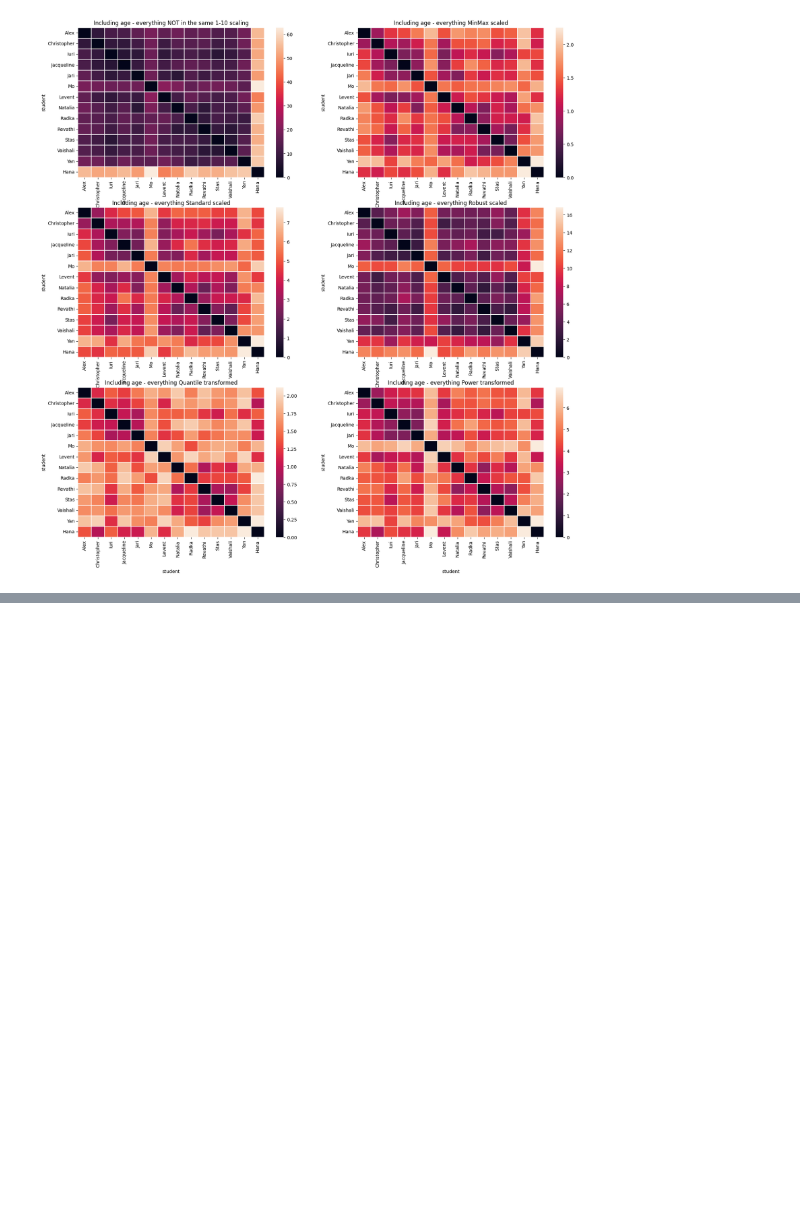
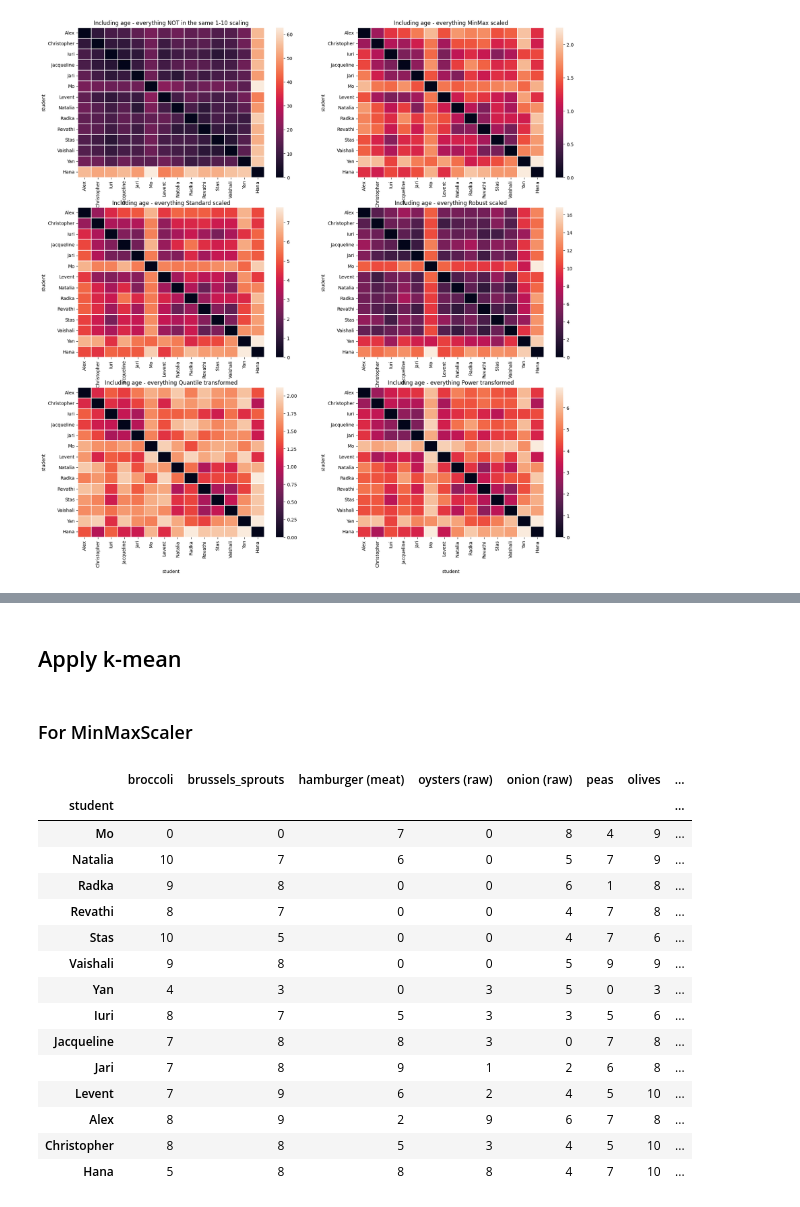
Before and after one commit to JacquelineBashta/ML_UnSupClust_KMean, a Jupyter notebook: Transformers_foodEx.ipynb, the cells around one changed output, grey strips where cells are left out. Saved outputs shown, nothing was run; the diff lists cells and outputs as text; code cells hidden in the pictures; blank space fills up the shorter version.

Commit message:
apply Kmean on some of the cases

```diff
--- a/Transformers_foodEx.ipynb
+++ b/Transformers_foodEx.ipynb
@@ -791,0 +760,2 @@ sns.heatmap(pd.DataFrame(pairwise.euclidean_distances(scaled_all_songs_df), inde
+# %% [markdown]
+## Apply k-mean
@@ -791,0 +764,28 @@ sns.heatmap(pd.DataFrame(pairwise.euclidean_distances(scaled_all_songs_df), inde
+# %% [markdown]
+### For MinMaxScaler
+# %%
+my_kmeans = KMeans(n_clusters= 4
+                   ,n_init=10
+                   )
+
+my_kmeans.fit(food_minmax_df) # pass your scaled data here
+clusters = my_kmeans.predict(food_minmax_df) # pass your scaled data here
+food_df["minmax_cluster"] = clusters
+food_df.sort_values(by="minmax_cluster")
+# %% [output]
+|  | broccoli | brussels_sprouts | hamburger (meat) | oysters (raw) | onion (raw) | peas | olives | ... |
+| student |  |  |  |  |  |  |  | ... |
+| Mo | 0 | 0 | 7 | 0 | 8 | 4 | 9 | ... |
+| Natalia | 10 | 7 | 6 | 0 | 5 | 7 | 9 | ... |
+| Radka | 9 | 8 | 0 | 0 | 6 | 1 | 8 | ... |
+| Revathi | 8 | 7 | 0 | 0 | 4 | 7 | 8 | ... |
+| Stas | 10 | 5 | 0 | 0 | 4 | 7 | 6 | ... |
+| Vaishali | 9 | 8 | 0 | 0 | 5 | 9 | 9 | ... |
+| Yan | 4 | 3 | 0 | 3 | 5 | 0 | 3 | ... |
+| Iuri | 8 | 7 | 5 | 3 | 3 | 5 | 6 | ... |
+| Jacqueline | 7 | 8 | 8 | 3 | 0 | 7 | 8 | ... |
+| Jari | 7 | 8 | 9 | 1 | 2 | 6 | 8 | ... |
+| Levent | 7 | 9 | 6 | 2 | 4 | 5 | 10 | ... |
+| Alex | 8 | 9 | 2 | 9 | 6 | 7 | 8 | ... |
+| Christopher | 8 | 8 | 5 | 3 | 4 | 5 | 10 | ... |
+| Hana | 5 | 8 | 8 | 8 | 4 | 7 | 10 | ... |
```
Also changed, not shown: parts of 11 cells of this notebook, 1 other file.
